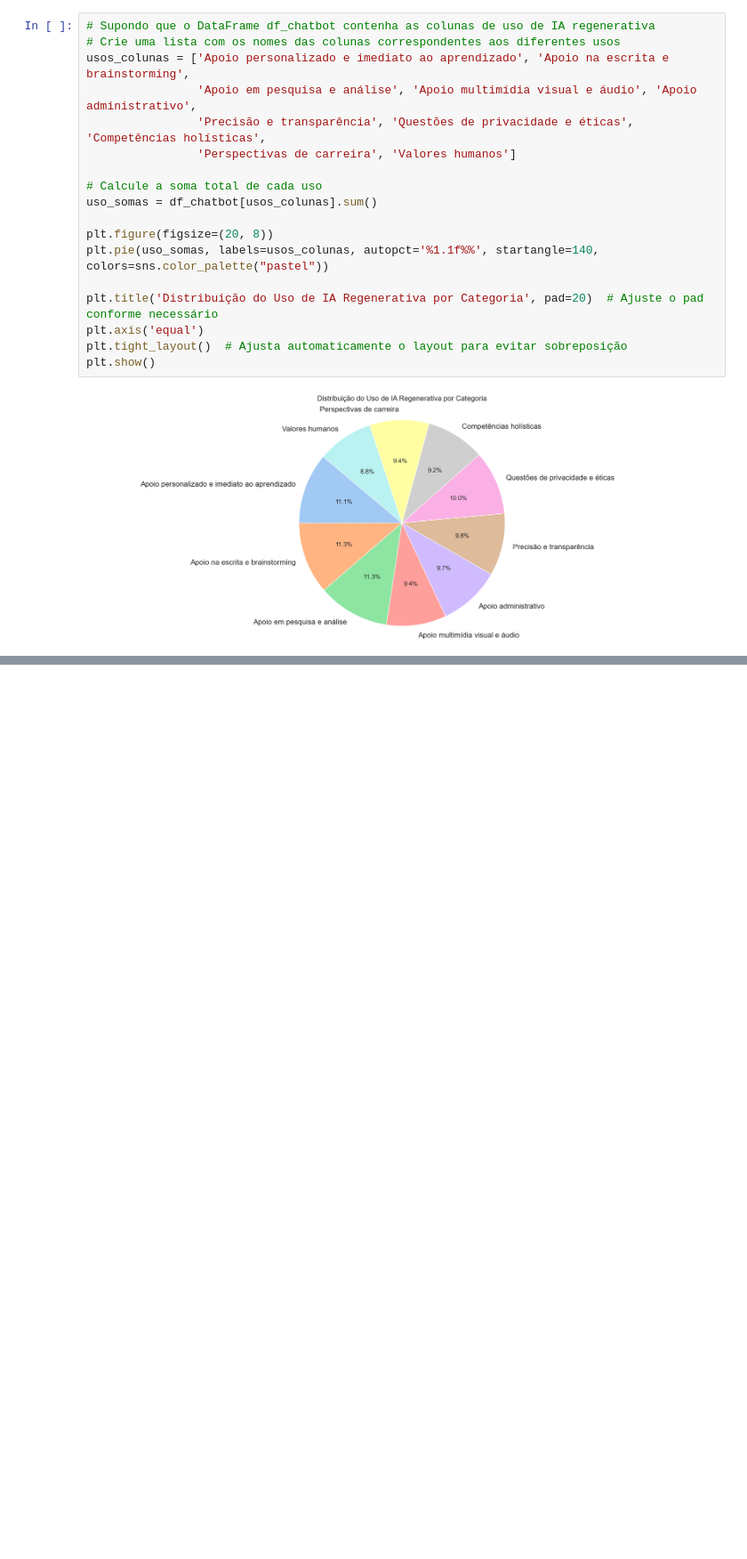
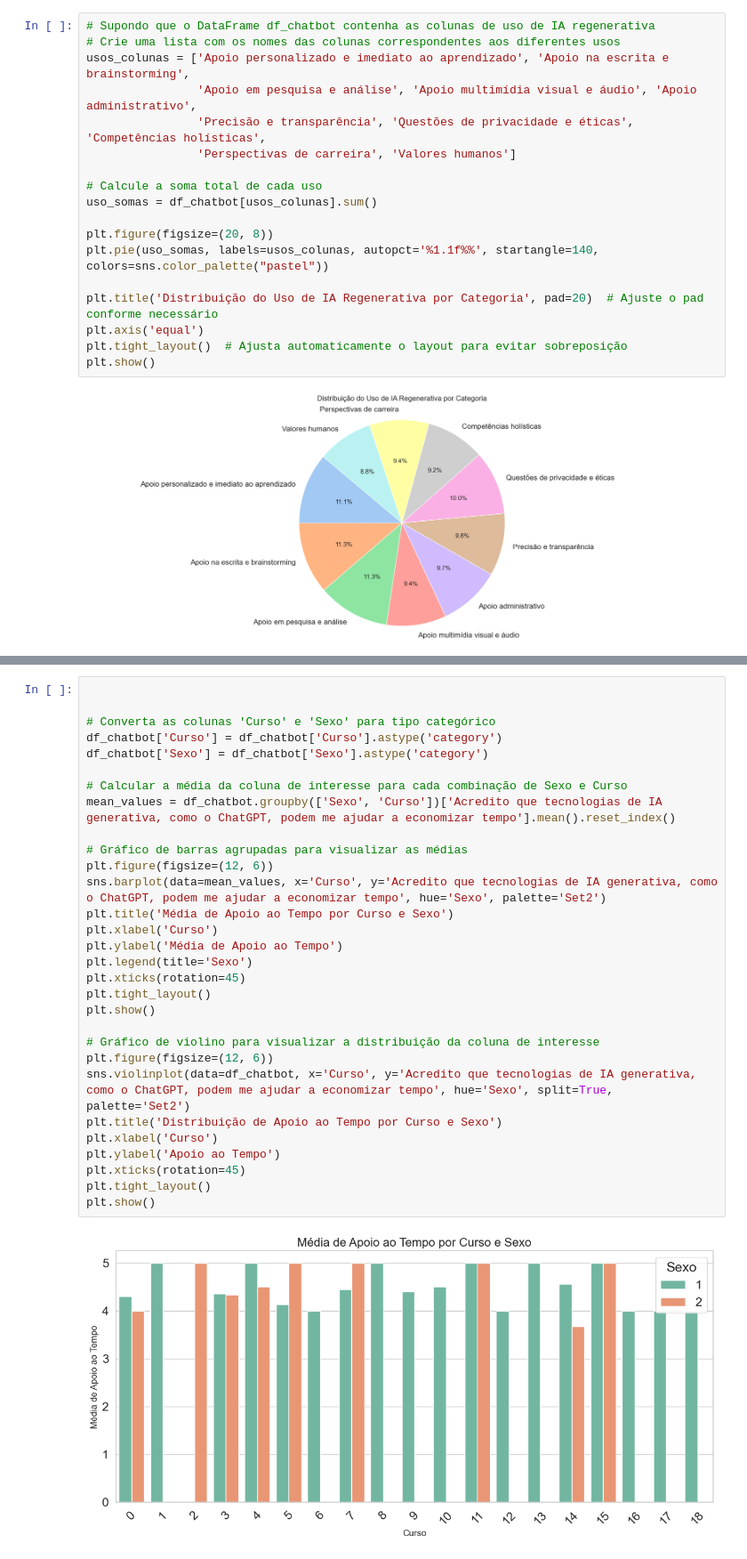
Before and after one commit to enzokozo/xmac02-trab1-dcova, a Jupyter notebook: chatbot.ipynb, the cells around one changed output, grey strips where cells are left out. Shown: that part at 89% size. Drawn from its saved outputs; the diff is of its cells as text; blank space fills up the shorter version.

```diff
--- a/chatbot.ipynb
+++ b/chatbot.ipynb
@@ -253,0 +271,32 @@ plt.show()
+# %%
+
+
+# Converta as colunas 'Curso' e 'Sexo' para tipo categórico
+df_chatbot['Curso'] = df_chatbot['Curso'].astype('category')
+df_chatbot['Sexo'] = df_chatbot['Sexo'].astype('category')
+
+# Calcular a média da coluna de interesse para cada combinação de Sexo e Curso
+mean_values = df_chatbot.groupby(['Sexo', 'Curso'])['Acredito que tecnologias de IA generativa, como o ChatGPT, podem me ajudar a economizar tempo'].mean().reset_index()
+
+# Gráfico de barras agrupadas para visualizar as médias
+plt.figure(figsize=(12, 6))
+sns.barplot(data=mean_values, x='Curso', y='Acredito que tecnologias de IA generativa, como o ChatGPT, podem me ajudar a economizar tempo', hue='Sexo', palette='Set2')
+plt.title('Média de Apoio ao Tempo por Curso e Sexo')
+plt.xlabel('Curso')
+plt.ylabel('Média de Apoio ao Tempo')
+plt.legend(title='Sexo')
+plt.xticks(rotation=45)
+plt.tight_layout()
+plt.show()
+
+# Gráfico de violino para visualizar a distribuição da coluna de interesse
+plt.figure(figsize=(12, 6))
+sns.violinplot(data=df_chatbot, x='Curso', y='Acredito que tecnologias de IA generativa, como o ChatGPT, podem me ajudar a economizar tempo', hue='Sexo', split=True, palette='Set2')
+plt.title('Distribuição de Apoio ao Tempo por Curso e Sexo')
+plt.xlabel('Curso')
+plt.ylabel('Apoio ao Tempo')
+plt.xticks(rotation=45)
+plt.tight_layout()
+plt.show()
+# %% [output]
+[figure, added]
```
Also changed, not shown: parts of 2 cells of this notebook.
